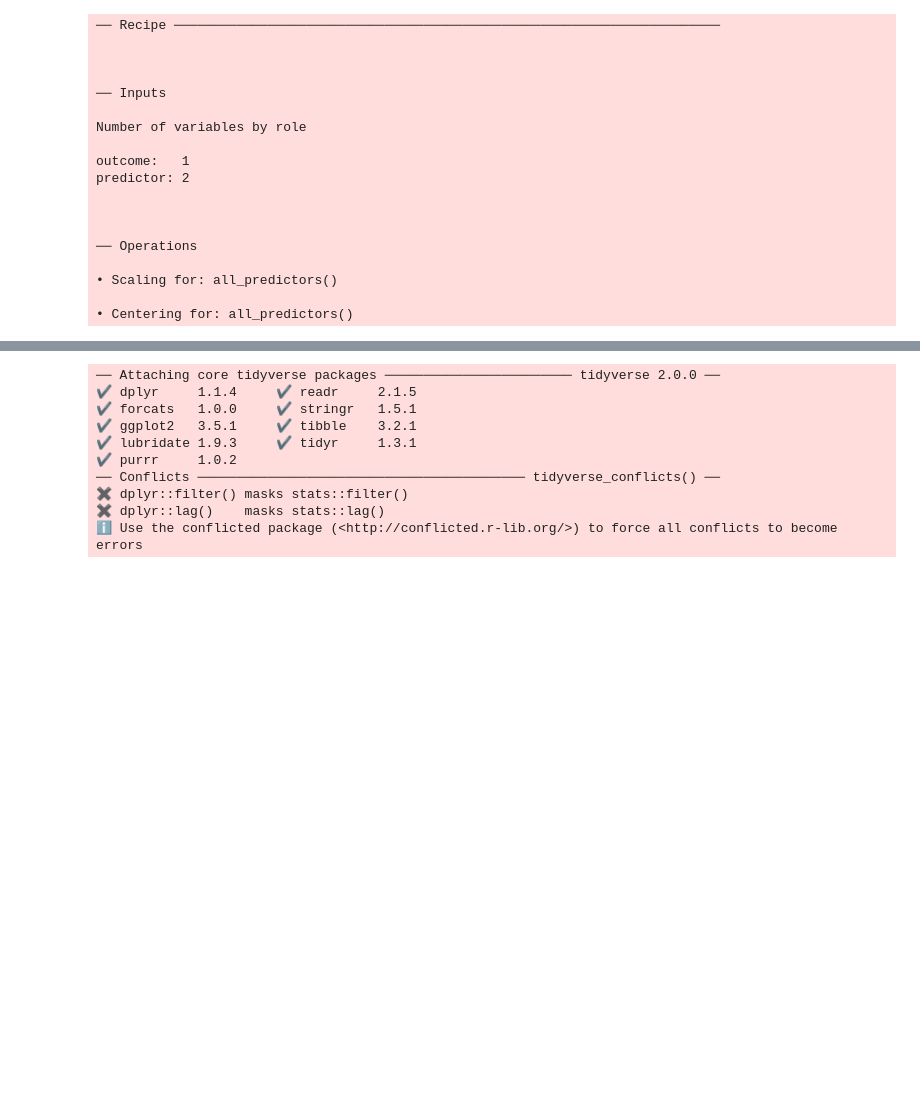
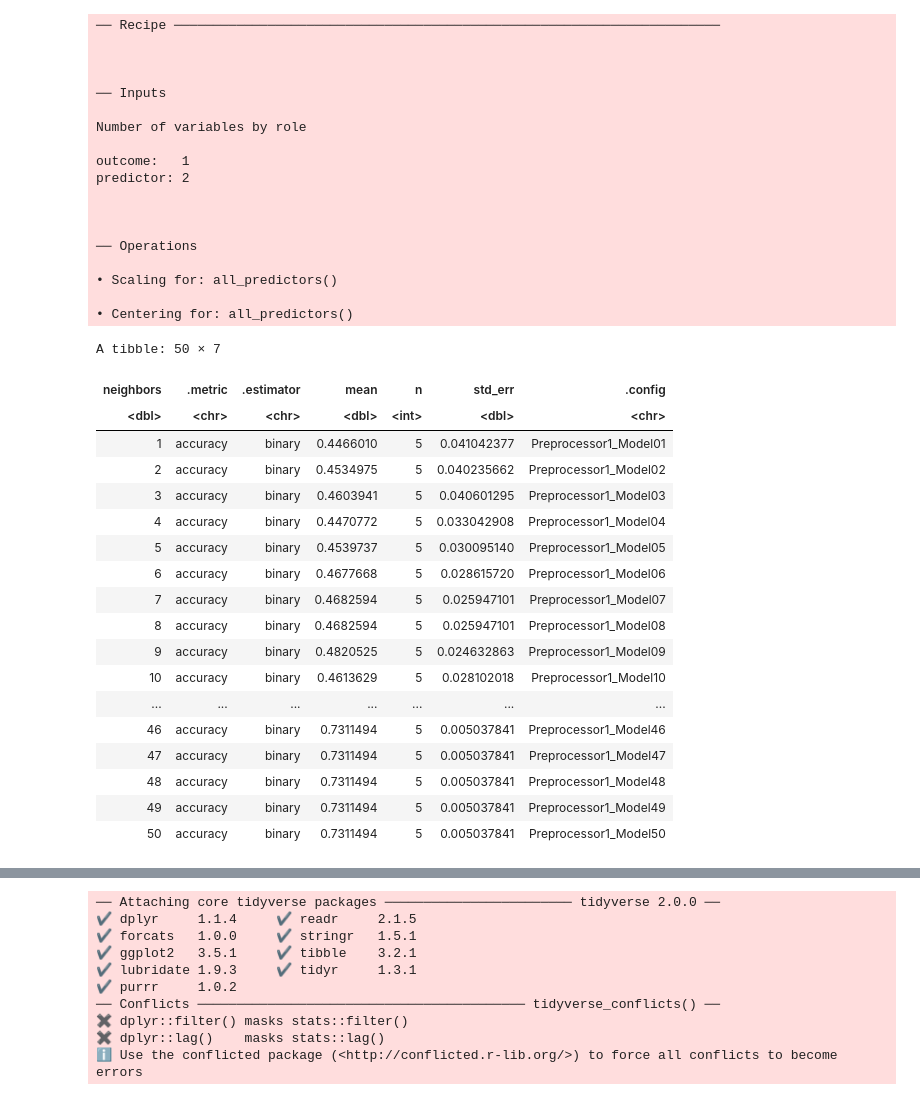
Before and after one commit to emmah47/dsci-group-project, a Jupyter notebook: Individual.ipynb, the cells around one changed output, grey strips where cells are left out. Cells and saved outputs as stored; diff of their text form; code cells hidden in the pictures; blank space fills up the shorter version.

```diff
--- a/Individual.ipynb
+++ b/Individual.ipynb
@@ -214,3 +238,41 @@ predictor: 2
 • Scaling for: all_predictors()
 
 • Centering for: all_predictors()
+# %%
+set.seed(1)
+
+players_vfold <- vfold_cv(players_train, v = 5, strata = subscribe)
+grid_vals <- tibble(neighbors = seq(1, 50, 1))
+
+cv_results <- workflow() |>
+                  add_recipe(players_recipe) |>
+                  add_model(knn_spec) |>
+                  tune_grid(resamples = players_vfold, grid = grid_vals)
+
+vfold_metrics <- cv_results |>
+                  collect_metrics()
+
+accuracies <- vfold_metrics |>
+  filter(.metric == "accuracy")
+
+accuracies
+# %% [output]
+A tibble: 50 × 7
+| neighbors | .metric | .estimator | mean | n | std_err | .config |
+| <dbl> | <chr> | <chr> | <dbl> | <int> | <dbl> | <chr> |
+| 1 | accuracy | binary | 0.4466010 | 5 | 0.041042377 | Preprocessor1_Model01 |
+| 2 | accuracy | binary | 0.4534975 | 5 | 0.040235662 | Preprocessor1_Model02 |
+| 3 | accuracy | binary | 0.4603941 | 5 | 0.040601295 | Preprocessor1_Model03 |
+| 4 | accuracy | binary | 0.4470772 | 5 | 0.033042908 | Preprocessor1_Model04 |
+| 5 | accuracy | binary | 0.4539737 | 5 | 0.030095140 | Preprocessor1_Model05 |
+| 6 | accuracy | binary | 0.4677668 | 5 | 0.028615720 | Preprocessor1_Model06 |
+| 7 | accuracy | binary | 0.4682594 | 5 | 0.025947101 | Preprocessor1_Model07 |
+| 8 | accuracy | binary | 0.4682594 | 5 | 0.025947101 | Preprocessor1_Model08 |
+| 9 | accuracy | binary | 0.4820525 | 5 | 0.024632863 | Preprocessor1_Model09 |
+| 10 | accuracy | binary | 0.4613629 | 5 | 0.028102018 | Preprocessor1_Model10 |
+| ... | ... | ... | ... | ... | ... | ... |
+| 46 | accuracy | binary | 0.7311494 | 5 | 0.005037841 | Preprocessor1_Model46 |
+| 47 | accuracy | binary | 0.7311494 | 5 | 0.005037841 | Preprocessor1_Model47 |
+| 48 | accuracy | binary | 0.7311494 | 5 | 0.005037841 | Preprocessor1_Model48 |
+| 49 | accuracy | binary | 0.7311494 | 5 | 0.005037841 | Preprocessor1_Model49 |
+| 50 | accuracy | binary | 0.7311494 | 5 | 0.005037841 | Preprocessor1_Model50 |
```
Also changed, not shown: parts of 19 cells of this notebook.
